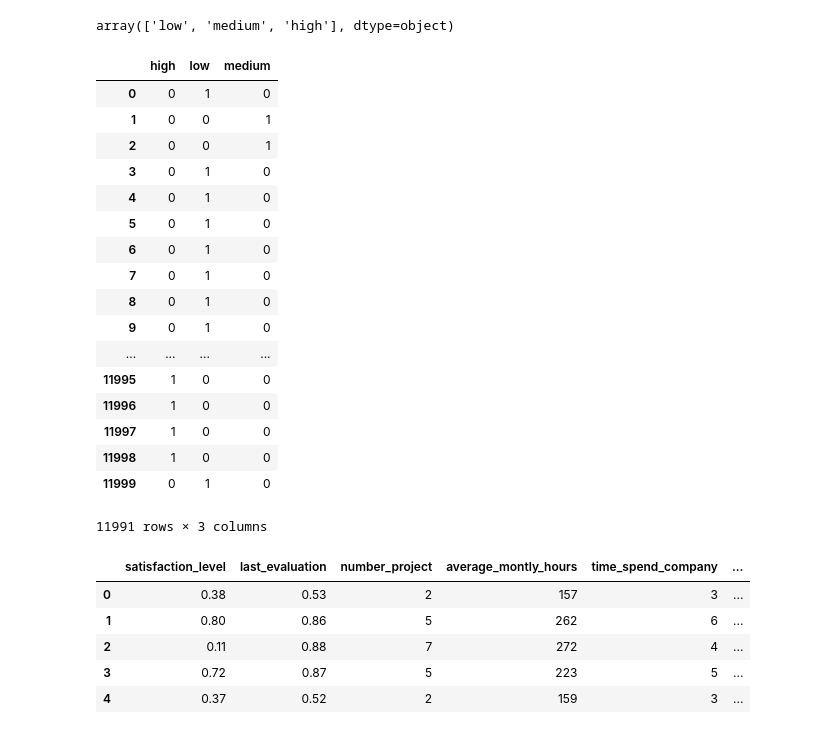
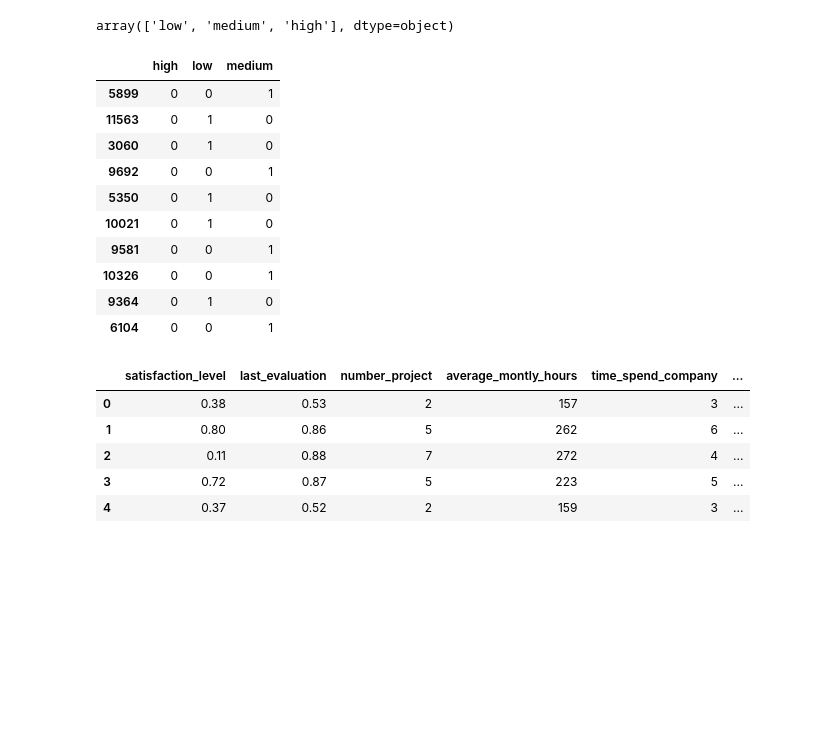
Before and after one commit to MariaGamero/TFM-ReasonsforEmployeeTurnover, a Jupyter notebook: Employee_retention.ipynb, the cells around one changed output. Drawn from its saved outputs; the diff is of its cells as text; code cells hidden in the pictures; blank space fills up the shorter version.

```diff
--- a/Employee_retention.ipynb
+++ b/Employee_retention.ipynb
@@ -382,26 +353,19 @@ array(['low', 'medium', 'high'], dtype=object)
 # %%
 #Dummy Coding
 hr_salary = pd.get_dummies(hr_no_dupl['salary'])
-hr_salary
+hr_salary.sample(10)
 # %% [output]
 |  | high | low | medium |
-| 0 | 0 | 1 | 0 |
-| 1 | 0 | 0 | 1 |
-| 2 | 0 | 0 | 1 |
-| 3 | 0 | 1 | 0 |
-| 4 | 0 | 1 | 0 |
-| 5 | 0 | 1 | 0 |
-| 6 | 0 | 1 | 0 |
-| 7 | 0 | 1 | 0 |
-| 8 | 0 | 1 | 0 |
-| 9 | 0 | 1 | 0 |
-| ... | ... | ... | ... |
-| 11995 | 1 | 0 | 0 |
-| 11996 | 1 | 0 | 0 |
-| 11997 | 1 | 0 | 0 |
-| 11998 | 1 | 0 | 0 |
-| 11999 | 0 | 1 | 0 |
+| 5899 | 0 | 0 | 1 |
+| 11563 | 0 | 1 | 0 |
+| 3060 | 0 | 1 | 0 |
+| 9692 | 0 | 0 | 1 |
+| 5350 | 0 | 1 | 0 |
+| 10021 | 0 | 1 | 0 |
+| 9581 | 0 | 0 | 1 |
+| 10326 | 0 | 0 | 1 |
+| 9364 | 0 | 1 | 0 |
+| 6104 | 0 | 0 | 1 |
-11991 rows × 3 columns
 # %%
 #join
 hr2=pd.merge(hr_no_dupl,hr_salary,left_index=True, right_index=True)
```
Also changed, not shown: parts of 19 cells of this notebook.
